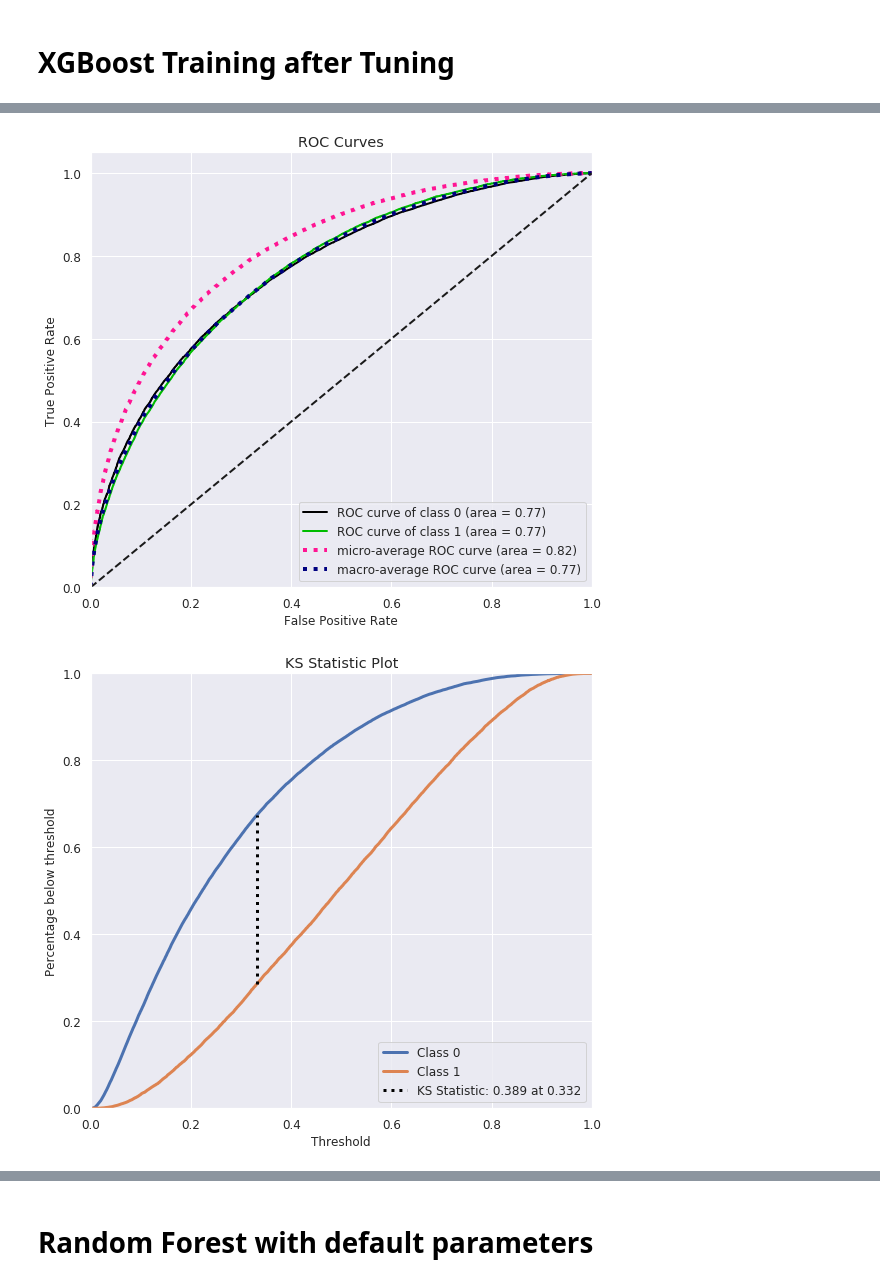
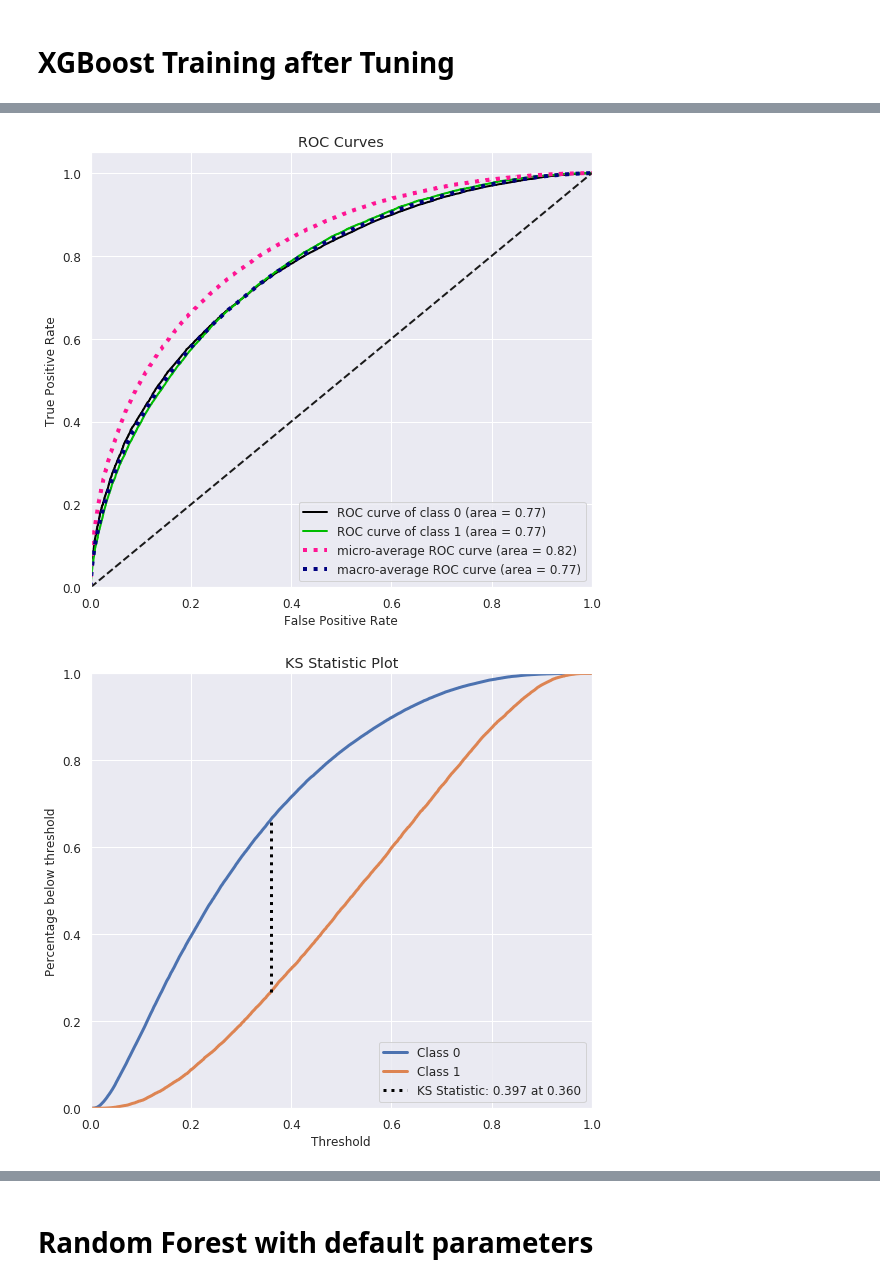
Before and after one commit to praxitelisk/CATegorical-Feature-Encoding-Challenge, a Jupyter notebook: CATegorical-feature-encoding-challenge-eda-ml.ipynb, the cells around one changed output, grey strips where cells are left out. Drawn from its saved outputs; the diff is of its cells as text; code cells hidden in the pictures.

```diff
--- a/CATegorical-feature-encoding-challenge-eda-ml.ipynb
+++ b/CATegorical-feature-encoding-challenge-eda-ml.ipynb
@@ -383,7 +383,7 @@ start_time = time.time()
 
 predictions_probas_list = np.zeros([len(yvalid), 2])
 predictions_test = np.zeros(len(test_df))
-num_of_folds = 4
+num_of_folds = 2
 num_fold = 0
     #feature_importance_df = pd.DataFrame()
 
@@ -601,7 +601,7 @@ start_time = time.time()
 
 predictions_probas_list = np.zeros([len(yvalid), 2])
 predictions_test_tuned = np.zeros(len(test_df))
-num_of_folds = 4
+num_of_folds = 2
 num_fold = 0
     #feature_importance_df = pd.DataFrame()
 
@@ -711,2 +711,2 @@ elapsed time in seconds:  5341.8278777599335
 [figure]
-[figure, old version]
+[figure, new version]
```
Also changed, not shown: parts of 11 cells of this notebook.
